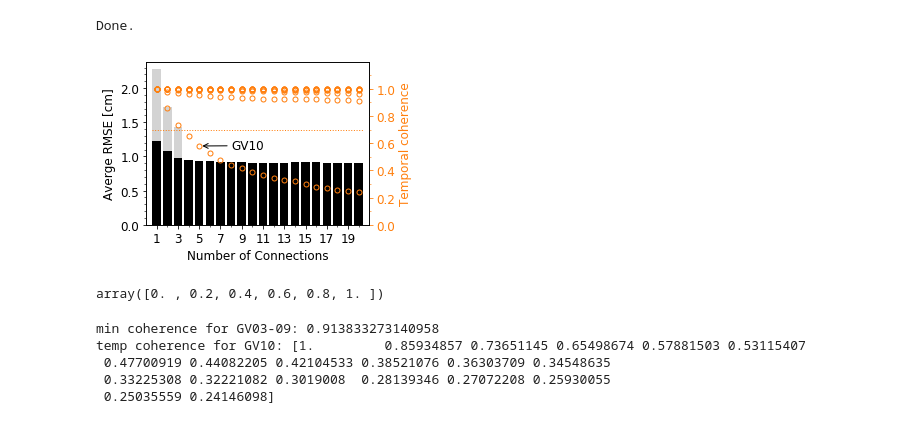
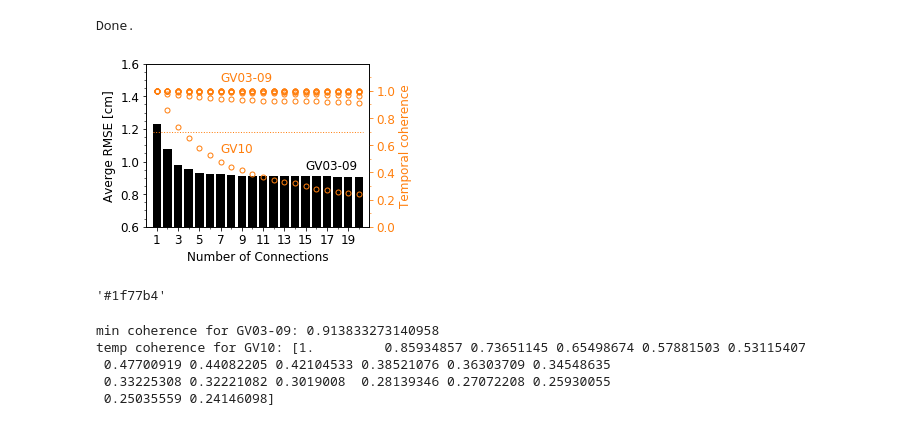
Before and after one commit to geodesymiami/Yunjun_et_al-2019-MintPy, a Jupyter notebook: Fig_12_network_redundancy.ipynb, the cells around one changed output. Cells and saved outputs as stored; diff of their text form; code cells hidden in the pictures.

```diff
--- a/Fig_12_network_redundancy.ipynb
+++ b/Fig_12_network_redundancy.ipynb
@@ -97,44 +97,47 @@ rmse2 = read_data(sites2, min_tcoh=0.7)[0]
 # plot
 color = pp.mplColors[0]
 color = 'k'
 fig, ax = plt.subplots(figsize=[4, 3])
-ax.bar(x, np.nanmean(rmse1, axis=1), color='lightgray')
+#ax.bar(x, np.nanmean(rmse1, axis=1), color='lightgray')
 ax.bar(x, np.nanmean(rmse2, axis=1), color=color)
 # axis format
-ax.set_xticks(np.arange(1, num_conn+1, 2));
+ax.set_xlim(0, 21)
+ax.set_ylim(0.6, 1.6)
+ax.set_xticks(np.arange(1, num_conn+1, 2))
 ax.xaxis.set_minor_locator(ticker.AutoMinorLocator(2))
 ax.yaxis.set_minor_locator(ticker.AutoMinorLocator())
 ax.tick_params(which='both', direction='out', labelsize=font_size)
 ax.tick_params(axis='y', labelcolor=color)
 ax.set_xlabel('Number of Connections', fontsize=font_size)
 ax.set_ylabel('Averge RMSE [cm]', fontsize=font_size, color=color)
-ax.set_xlim(0, 21)
+ax.annotate('GV03-09', color=color, xy=(15, 0.95), xycoords='data', fontsize=font_size, horizontalalignment='left')
 
 # ax2
 tcoh = read_data(sites1)[1]
 color = pp.mplColors[1]
 ax2 = ax.twinx()
 for sname in sites1:
     ax2.plot(x, tcoh[:, sites1.index(sname)], 'o', ms=5, mec=color, mew=1, mfc='none')
 ax2.plot([0.6, 20.4], [0.7, 0.7], ':', color=color, lw=1)
 # axis format
 ax2.set_ylim(0, 1.2)
 ax2.set_yticks(np.arange(0, 1.01, 0.2))
 ax2.yaxis.set_minor_locator(ticker.AutoMinorLocator(2))
 ax2.set_ylabel('Temporal coherence', fontsize=font_size, color=color)
 ax2.tick_params(which='both', axis='y', labelsize=font_size, colors=color)
-ax2.annotate('GV10', xy=(5.1, 0.58), xycoords='data',
-             xytext=(8, 0.63), textcoords='data', fontsize=font_size,
-             arrowprops=dict(arrowstyle="->"), horizontalalignment='left', verticalalignment='top')
+ax2.annotate('GV10', color=color, xy=(7, 0.55), xycoords='data', fontsize=font_size, horizontalalignment='left')
+ax2.annotate('GV03-09', color=color, xy=(7, 1.07), xycoords='data', fontsize=font_size, horizontalalignment='left')
+#             xytext=(8, 0.63), textcoords='data', fontsize=font_size,
+#             arrowprops=dict(arrowstyle="->"), horizontalalignment='left', verticalalignment='top')
 
 plt.savefig('avg_rmse_tcoh.pdf', bbox_inches='tight', transparent=True, dpi=fig_dpi)
 plt.show()
 # %% [output]
-[figure, old version]
+[figure, new version]
-# %%
-np.arange(0, 1.01, 0.2)
-# %% [output]
-array([0. , 0.2, 0.4, 0.6, 0.8, 1. ])
+# %%
+pp.mplColors[0]
+# %% [output]
+'#1f77b4'
 # %%
 ## Plot Supp Figures
 site2plot = [i for i in site_names if i not in [ref_site]]
```
